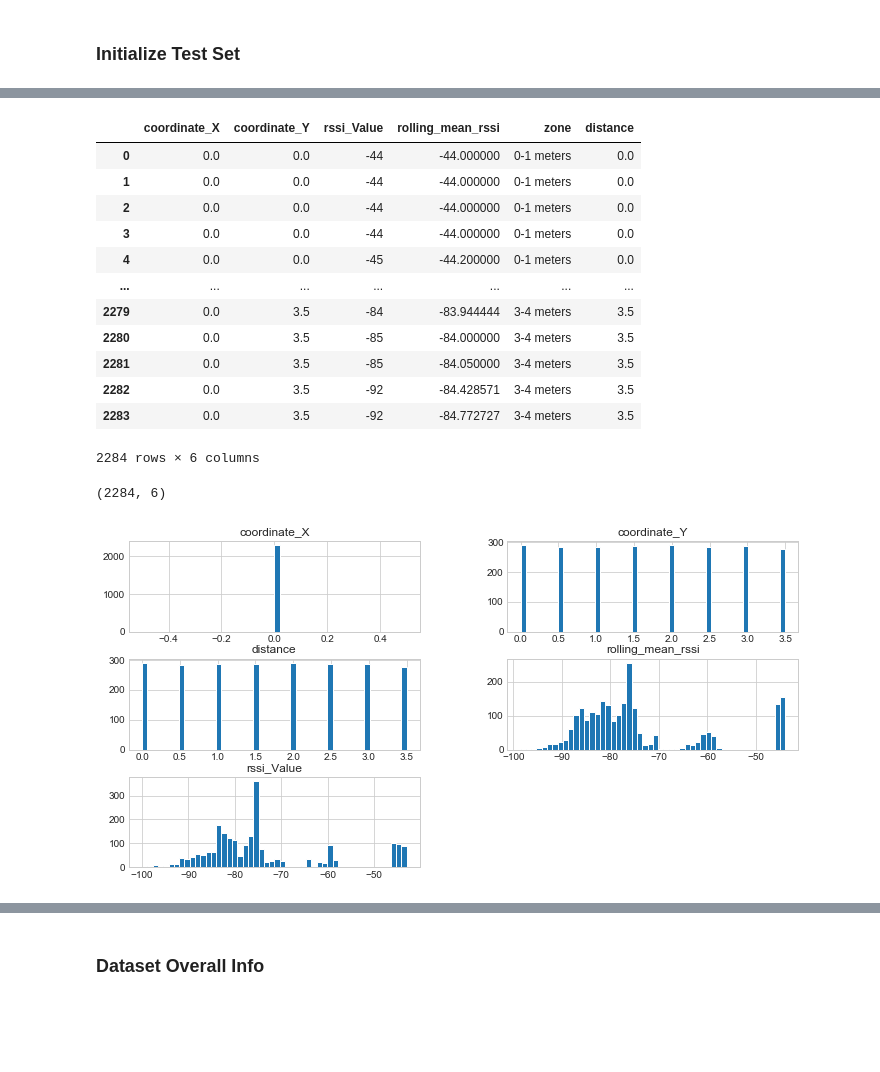
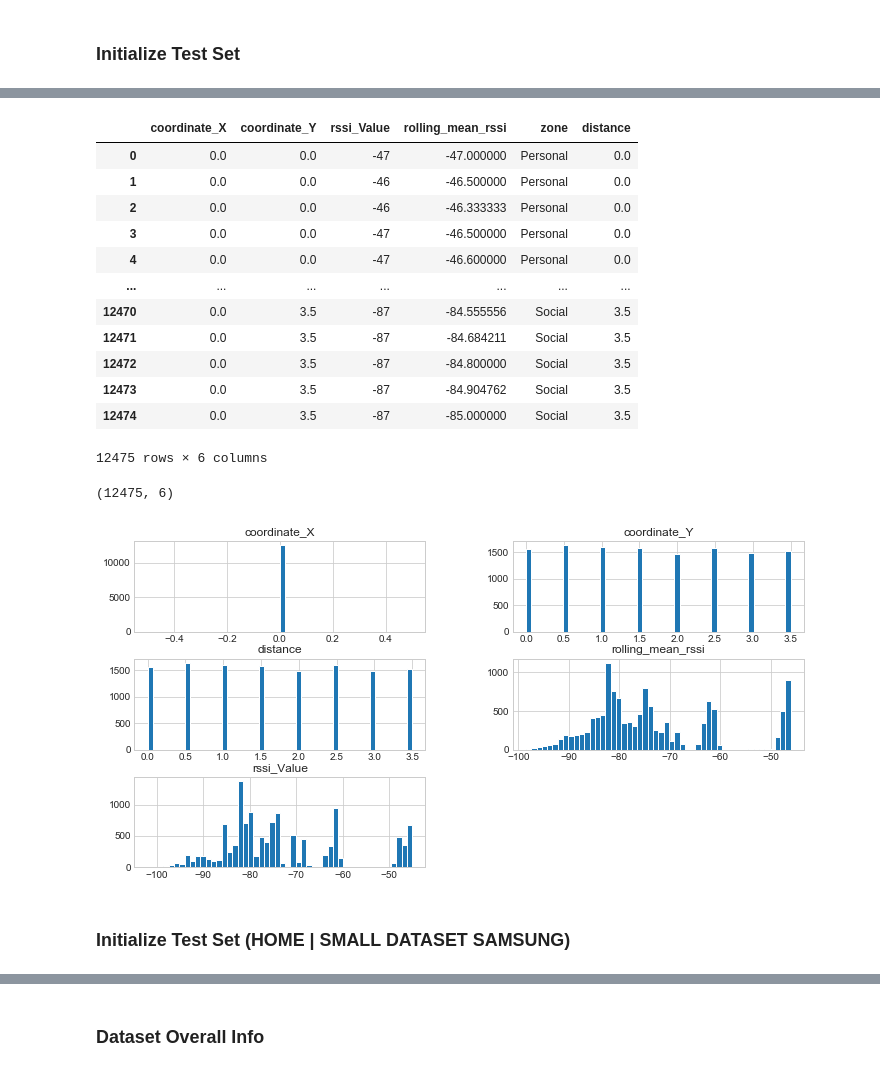
Before and after one commit to rui-pedro-porfirio/IndoorApp, a Jupyter notebook: Server/Notebooks/PROXIMITY/Classification/KNN/BLEProximityClassifierKNNExperiment.ipynb, the cells around one changed output, grey strips where cells are left out. Saved outputs shown, nothing was run; the diff lists cells and outputs as text; code cells hidden in the pictures; blank space fills up the shorter version.

```diff
--- a/Server/Notebooks/PROXIMITY/Classification/KNN/BLEProximityClassifierKNNExperiment.ipynb
+++ b/Server/Notebooks/PROXIMITY/Classification/KNN/BLEProximityClassifierKNNExperiment.ipynb
@@ -117,25 +117,27 @@ plt.show()
 # %%
-test_dataset_my_device = load_file('../../dataset_test.csv')
-positions = test_dataset_my_device['coordinate_Y']
-test_dataset_my_device['distance'] = positions
-replace_features_nan(test_dataset_my_device)
-display(test_dataset_my_device)
-display(test_dataset_my_device.shape)
-test_dataset_my_device.hist(bins=50,figsize=(12,6))
+test_dataset_home_big = load_file('../../dataset_test_home_big.csv')
+positions = test_dataset_home_big['coordinate_Y']
+test_dataset_home_big['distance'] = positions
+replace_features_nan(test_dataset_home_big)
+display(test_dataset_home_big)
+display(test_dataset_home_big.shape)
+test_dataset_home_big.hist(bins=50,figsize=(12,6))
 plt.show()
 # %% [output]
 |  | coordinate_X | coordinate_Y | rssi_Value | rolling_mean_rssi | zone | distance |
-| 0 | 0.0 | 0.0 | -44 | -44.000000 | 0-1 meters | 0.0 |
-| 1 | 0.0 | 0.0 | -44 | -44.000000 | 0-1 meters | 0.0 |
-| 2 | 0.0 | 0.0 | -44 | -44.000000 | 0-1 meters | 0.0 |
-| 3 | 0.0 | 0.0 | -44 | -44.000000 | 0-1 meters | 0.0 |
-| 4 | 0.0 | 0.0 | -45 | -44.200000 | 0-1 meters | 0.0 |
+| 0 | 0.0 | 0.0 | -47 | -47.000000 | Personal | 0.0 |
+| 1 | 0.0 | 0.0 | -46 | -46.500000 | Personal | 0.0 |
+| 2 | 0.0 | 0.0 | -46 | -46.333333 | Personal | 0.0 |
+| 3 | 0.0 | 0.0 | -47 | -46.500000 | Personal | 0.0 |
+| 4 | 0.0 | 0.0 | -47 | -46.600000 | Personal | 0.0 |
 | ... | ... | ... | ... | ... | ... | ... |
-| 2279 | 0.0 | 3.5 | -84 | -83.944444 | 3-4 meters | 3.5 |
-| 2280 | 0.0 | 3.5 | -85 | -84.000000 | 3-4 meters | 3.5 |
-| 2281 | 0.0 | 3.5 | -85 | -84.050000 | 3-4 meters | 3.5 |
-| 2282 | 0.0 | 3.5 | -92 | -84.428571 | 3-4 meters | 3.5 |
-| 2283 | 0.0 | 3.5 | -92 | -84.772727 | 3-4 meters | 3.5 |
+| 12470 | 0.0 | 3.5 | -87 | -84.555556 | Social | 3.5 |
+| 12471 | 0.0 | 3.5 | -87 | -84.684211 | Social | 3.5 |
+| 12472 | 0.0 | 3.5 | -87 | -84.800000 | Social | 3.5 |
+| 12473 | 0.0 | 3.5 | -87 | -84.904762 | Social | 3.5 |
+| 12474 | 0.0 | 3.5 | -87 | -85.000000 | Social | 3.5 |
-2284 rows × 6 columns
+12475 rows × 6 columns
-(2284, 6)
+(12475, 6)
-[figure, old version]
+[figure, new version]
+# %% [markdown]
+### Initialize Test Set (HOME | SMALL DATASET SAMSUNG)
```
Also changed, not shown: parts of 63 cells of this notebook, 8 other files.
